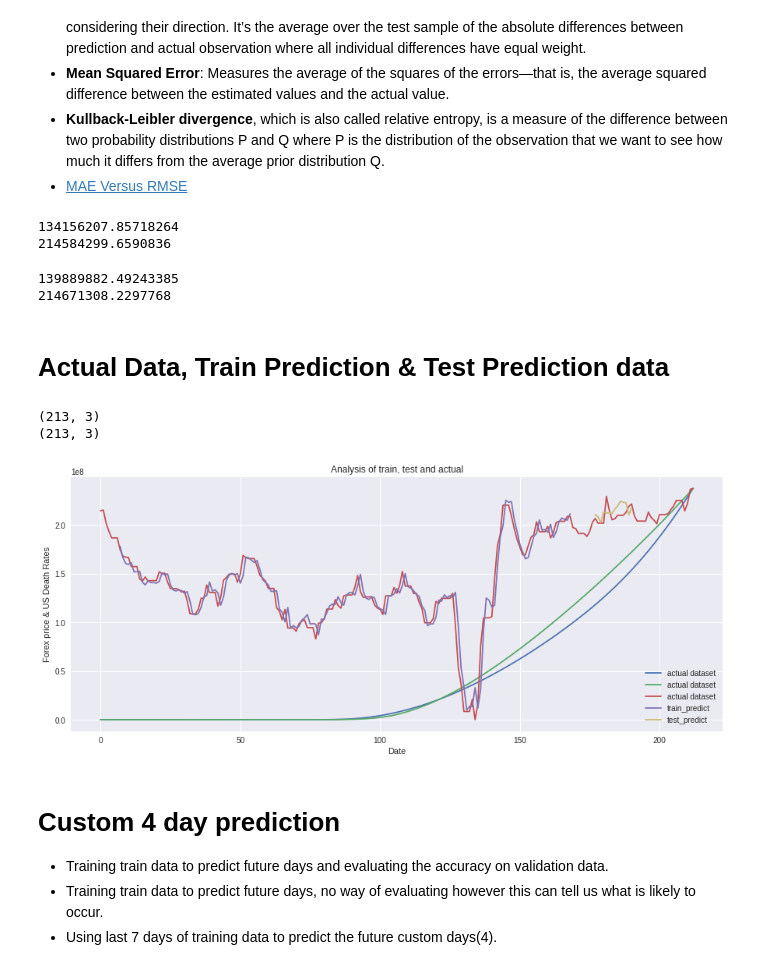
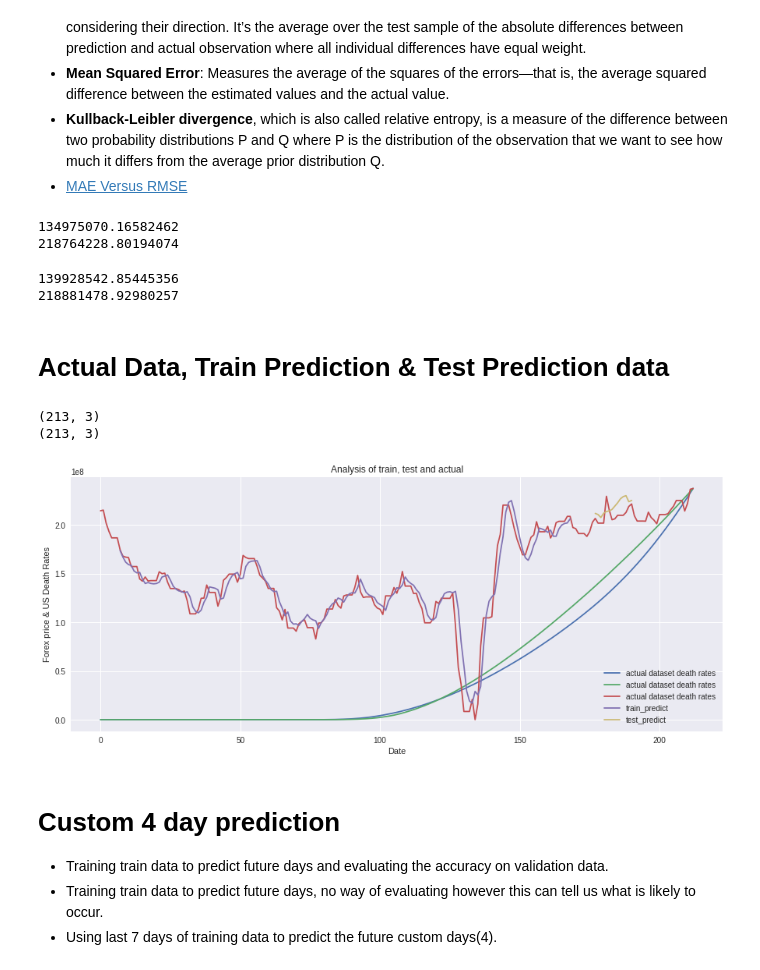
Before and after one commit to vivienneobrien/final_project, a Jupyter notebook: week_9/part_three_cnn_model/cnn_model_final.ipynb, the cells around one changed output. Cells and saved outputs as stored; diff of their text form; code cells hidden in the pictures.

```diff
--- a/week_9/part_three_cnn_model/cnn_model_final.ipynb
+++ b/week_9/part_three_cnn_model/cnn_model_final.ipynb
@@ -417,11 +417,15 @@ print(X_test.shape), print(Y_test.shape)
 
 from tensorflow.keras.models import Sequential
 from tensorflow.keras.layers import Dense
-from tensorflow.keras.layers import InputLayer, Dense, Conv2D, Flatten
+from tensorflow.keras.layers import InputLayer, Dense, Conv2D, Flatten, Dropout
 
 def cnn_model(optimizer_one, filters_layers):
   cnn = Sequential([
   Conv2D(filters= filters_layers, input_shape=(7, 3, 1), kernel_size=(1,1), strides=1),
+  Dropout(0.2),
+  Conv2D(filters= filters_layers, kernel_size=(1,1), strides=1),
+  Dropout(0.2),
+  Dense(5), #
   Flatten(), # to make 1D
   Dense(1) # output feature map
   ])
@@ -539,15 +543,15 @@ from sklearn.metrics import mean_absolute_error
 print(mean_absolute_error(Y_train, train_predict))
 print(mean_absolute_error(Y_test, test_predict))
 # %% [output]
-134156207.85718264
-214584299.6590836
+134975070.16582462
+218764228.80194074
 # %%
 from sklearn.metrics import mean_squared_error
 print(math.sqrt(mean_squared_error(Y_train, train_predict)))
 print(math.sqrt(mean_squared_error(Y_test, test_predict)))
 # %% [output]
-139889882.49243385
-214671308.2297768
+139928542.85445356
+218881478.92980257
 # %%
 # KL Divergence
 # Probability distribution rather than time series
@@ -573,35 +577,38 @@ print(trainPredictPlot.shape)
 
 # empty_like: Return a new array with the same shape and type as a given array.
 # np.nan: Make all points 0
 # Then populate
 # What does this do?? predict.length() + (7*2) +1 :(training_size + test_size)] = test_predict
 
 testPredictPlot = np.empty_like(new_dataset)
 testPredictPlot[:,:]= np.nan
 testPredictPlot[len(train_predict)+(look_back*2)+1: (training_size + test_size)] = test_predict
 # new_dataset[training_size:(training_size + test_size)]
 print(testPredictPlot.shape)
 
 # Plot baseline and predictions
 plt.title('Analysis of train, test and actual')
-plt.plot(scaler.inverse_transform(new_dataset), label="actual dataset")
+plt.plot(scaler.inverse_transform(new_dataset), label="actual dataset death rates")
+# plt.plot(scaler.inverse_transform(new_dataset[1]), label="actual dataset positive cases")
+# plt.plot(scaler.inverse_transform(new_dataset[2]), label="actual forex price dataset")
+
 
 trainPredictPlot = [item[2] for item in trainPredictPlot]
 plt.plot(trainPredictPlot, label="train_predict")
 
 testPredictPlot = [item[2] for item in testPredictPlot]
 plt.plot(testPredictPlot, label="test_predict")
 
 # as you can see th test data and train is divided because we want to test after a specific day
 plt.ylabel('Forex price & US Death Rates')
 plt.xlabel('Date')
 plt.legend()
 plt.show()
 # Printing 2 actual_dataset, train_predict, test_predict because 2 input layers
 # %% [output]
 (213, 3)
 (213, 3)
-[figure, old version]
+[figure, new version]
 # %% [markdown]
 # Custom 4 day prediction
 
```
Also changed, not shown: parts of 9 cells of this notebook, 1 other file.
